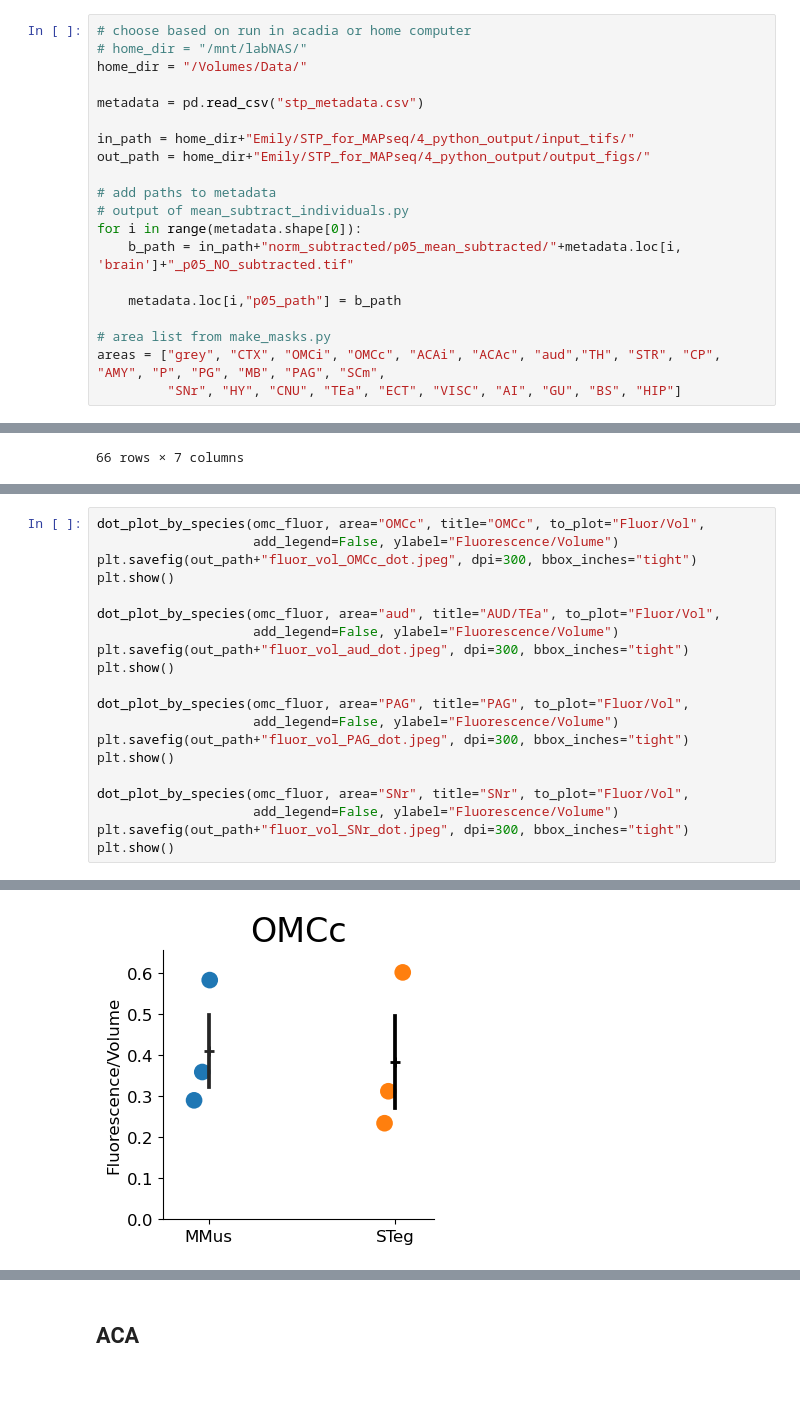
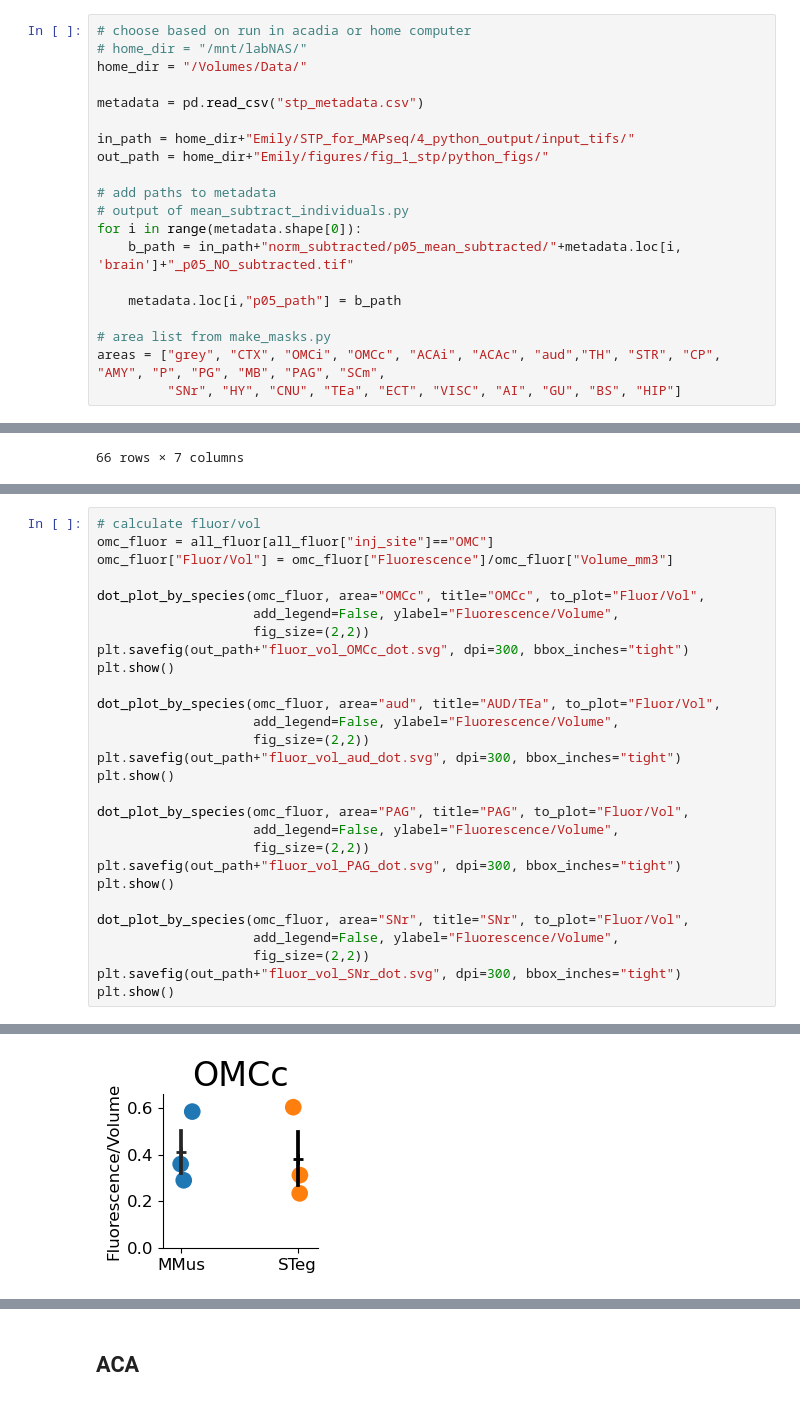
Before and after one commit to eisko/STP_analysis, a Jupyter notebook: quant_fluor_individ_2.ipynb, the cells around one changed output, grey strips where cells are left out. Cells and saved outputs as stored; diff of their text form.

```diff
--- a/quant_fluor_individ_2.ipynb
+++ b/quant_fluor_individ_2.ipynb
@@ -30,7 +27,7 @@ home_dir = "/Volumes/Data/"
 metadata = pd.read_csv("stp_metadata.csv")
 
 in_path = home_dir+"Emily/STP_for_MAPseq/4_python_output/input_tifs/"
-out_path = home_dir+"Emily/STP_for_MAPseq/4_python_output/output_figs/"
+out_path = home_dir+"Emily/figures/fig_1_stp/python_figs/"
 
 # add paths to metadata
 # output of mean_subtract_individuals.py
@@ -223,21 +224,29 @@ omc_fluor
 # %%
+# calculate fluor/vol
+omc_fluor = all_fluor[all_fluor["inj_site"]=="OMC"]
+omc_fluor["Fluor/Vol"] = omc_fluor["Fluorescence"]/omc_fluor["Volume_mm3"]
+
 dot_plot_by_species(omc_fluor, area="OMCc", title="OMCc", to_plot="Fluor/Vol",
-                    add_legend=False, ylabel="Fluorescence/Volume")
-plt.savefig(out_path+"fluor_vol_OMCc_dot.jpeg", dpi=300, bbox_inches="tight")
+                    add_legend=False, ylabel="Fluorescence/Volume",
+                    fig_size=(2,2))
+plt.savefig(out_path+"fluor_vol_OMCc_dot.svg", dpi=300, bbox_inches="tight")
 plt.show()
 
 dot_plot_by_species(omc_fluor, area="aud", title="AUD/TEa", to_plot="Fluor/Vol",
-                    add_legend=False, ylabel="Fluorescence/Volume")
-plt.savefig(out_path+"fluor_vol_aud_dot.jpeg", dpi=300, bbox_inches="tight")
+                    add_legend=False, ylabel="Fluorescence/Volume",
+                    fig_size=(2,2))
+plt.savefig(out_path+"fluor_vol_aud_dot.svg", dpi=300, bbox_inches="tight")
 plt.show()
 
 dot_plot_by_species(omc_fluor, area="PAG", title="PAG", to_plot="Fluor/Vol",
-                    add_legend=False, ylabel="Fluorescence/Volume")
-plt.savefig(out_path+"fluor_vol_PAG_dot.jpeg", dpi=300, bbox_inches="tight")
+                    add_legend=False, ylabel="Fluorescence/Volume",
+                    fig_size=(2,2))
+plt.savefig(out_path+"fluor_vol_PAG_dot.svg", dpi=300, bbox_inches="tight")
 plt.show()
 
 dot_plot_by_species(omc_fluor, area="SNr", title="SNr", to_plot="Fluor/Vol",
-                    add_legend=False, ylabel="Fluorescence/Volume")
-plt.savefig(out_path+"fluor_vol_SNr_dot.jpeg", dpi=300, bbox_inches="tight")
+                    add_legend=False, ylabel="Fluorescence/Volume",
+                    fig_size=(2,2))
+plt.savefig(out_path+"fluor_vol_SNr_dot.svg", dpi=300, bbox_inches="tight")
 plt.show()
 # %% [output]
@@ -244 +258 @@ plt.show()
-[figure, old version]
+[figure, new version]
```
Also changed, not shown: parts of 5 cells of this notebook, 1 other file.
